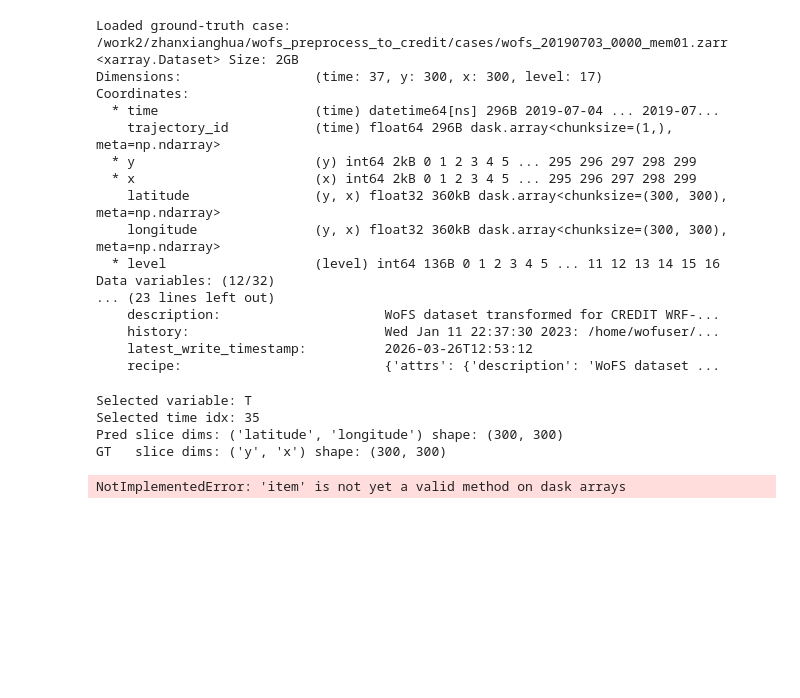
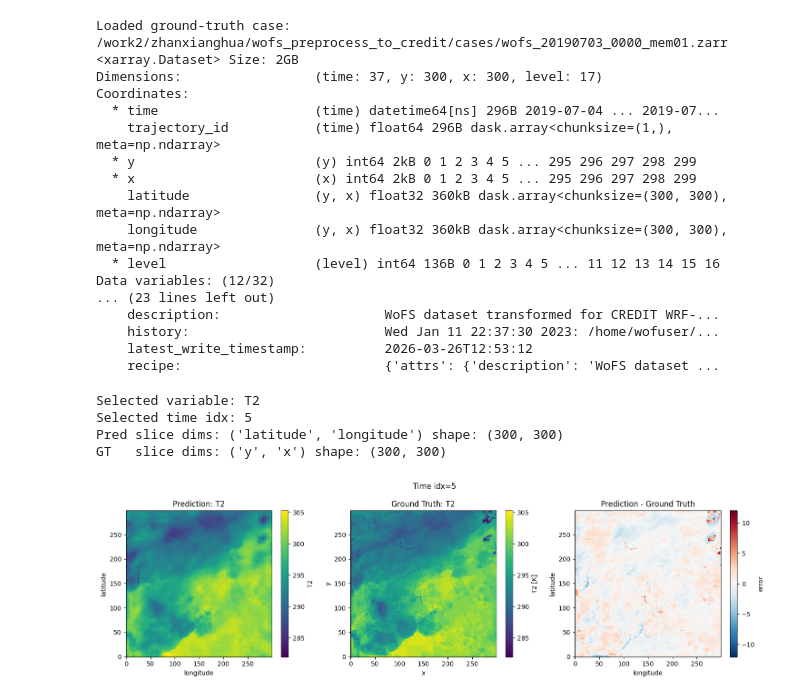
Before and after one commit to huahuou/miles-credit-wofs, a Jupyter notebook: notebooks/wofs_rollout_visualization.ipynb, the cells around one changed output. Drawn from its saved outputs; the diff is of its cells as text; code cells hidden in the pictures; blank space fills up the shorter version.

Commit message:
update data loader

```diff
--- a/notebooks/wofs_rollout_visualization.ipynb
+++ b/notebooks/wofs_rollout_visualization.ipynb
@@ -229,9 +235,32 @@ def pick_slice(da: xr.DataArray, time_idx: int = 0):
         indexers['lev'] = 0
     return da.isel(**indexers) if indexers else da
 
-def scalar_from_da(da: xr.DataArray) -> float:
-    reduced = da.compute() if hasattr(da, 'compute') else da
-    return float(np.asarray(reduced.values).squeeze())
+def pick_2d_frame(da: xr.DataArray, time_idx: int = 0):
+    frame = pick_slice(da, time_idx=time_idx).squeeze()
+
+    if frame.ndim > 2:
+        spatial_pairs = [('y', 'x'), ('south_north', 'west_east'), ('lat', 'lon')]
+        selected_pair = None
+        for ydim, xdim in spatial_pairs:
+            if ydim in frame.dims and xdim in frame.dims:
+                selected_pair = (ydim, xdim)
+                break
+
+        if selected_pair is not None:
+            keep = set(selected_pair)
+            indexers = {d: 0 for d in frame.dims if d not in keep}
+            frame = frame.isel(**indexers).squeeze()
+        else:
+            indexers = {d: 0 for d in frame.dims[:-2]}
+            frame = frame.isel(**indexers).squeeze()
+
+    return frame
+
+def load_2d_frame(da: xr.DataArray, time_idx: int = 0):
+    frame = pick_2d_frame(da, time_idx=time_idx)
+    if hasattr(frame, 'load'):
+        frame = frame.load()
+    return frame
 
 if HAS_WIDGETS and 'var_dropdown' in globals() and 'time_slider' in globals():
     var_to_plot = var_dropdown.value
@@ -240,11 +269,11 @@ else:
     var_to_plot = selected_var if 'selected_var' in globals() else data_vars[0]
     time_idx = int(selected_time_idx) if 'selected_time_idx' in globals() else 0
 
-pred_field = pick_slice(ds[var_to_plot], time_idx=time_idx).squeeze()
+pred_field = load_2d_frame(ds[var_to_plot], time_idx=time_idx)
 
 gt_field = None
 if 'gt_ds' in globals() and gt_ds is not None and var_to_plot in gt_ds.data_vars:
-    gt_field = pick_slice(gt_ds[var_to_plot], time_idx=time_idx).squeeze()
+    gt_field = load_2d_frame(gt_ds[var_to_plot], time_idx=time_idx)
 
 print('Selected variable:', var_to_plot)
 print('Selected time idx:', time_idx)
@@ -254,38 +283,47 @@ if gt_field is not None:
 
 if pred_field.ndim == 2:
     if gt_field is not None and gt_field.ndim == 2 and pred_field.shape == gt_field.shape:
-        err = pred_field - gt_field
-        pred_min = scalar_from_da(pred_field.min(skipna=True))
-        gt_min = scalar_from_da(gt_field.min(skipna=True))
-        pred_max = scalar_from_da(pred_field.max(skipna=True))
-        gt_max = scalar_from_da(gt_field.max(skipna=True))
+        pred_np = np.asarray(pred_field.values)
+        gt_np = np.asarray(gt_field.values)
+
+        err = xr.DataArray(
+            pred_np - gt_np,
+            dims=pred_field.dims,
+            coords={d: pred_field.coords[d] for d in pred_field.dims if d in pred_field.coords},
+            name='error',
+        )
+
+        pred_min = float(np.nanmin(pred_np))
+        gt_min = float(np.nanmin(gt_np))
+        pred_max = float(np.nanmax(pred_np))
+        gt_max = float(np.nanmax(gt_np))
         vmin = float(np.nanmin([pred_min, gt_min]))
         vmax = float(np.nanmax([pred_max, gt_max]))
 
         fig, axes = plt.subplots(1, 3, figsize=(15, 4.5))
         pred_field.plot(ax=axes[0], cmap='viridis', vmin=vmin, vmax=vmax, add_colorbar=True)
         axes[0].set_title(f'Prediction: {var_to_plot}')
 
         gt_field.plot(ax=axes[1], cmap='viridis', vmin=vmin, vmax=vmax, add_colorbar=True)
         axes[1].set_title(f'Ground Truth: {var_to_plot}')
 
         err.plot(ax=axes[2], cmap='RdBu_r', add_colorbar=True)
         axes[2].set_title('Prediction - Ground Truth')
         plt.suptitle(f'Time idx={time_idx}')
         plt.tight_layout()
         plt.show()
     else:
         plt.figure(figsize=(8, 6))
         pred_field.plot(cmap='viridis')
         plt.title(f'{var_to_plot} prediction (time idx={time_idx})')
         plt.tight_layout()
         plt.show()
 else:
     print('Field is not 2D after slicing. Inspect manually:')
     display(pred_field)
 # %% [output]
-Selected variable: T
-Selected time idx: 35
+Selected variable: T2
+Selected time idx: 5
 Pred slice dims: ('latitude', 'longitude') shape: (300, 300)
 GT   slice dims: ('y', 'x') shape: (300, 300)
-NotImplementedError: 'item' is not yet a valid method on dask arrays
+[figure, added]
```
Also changed, not shown: parts of 7 cells of this notebook, 10 other files.
